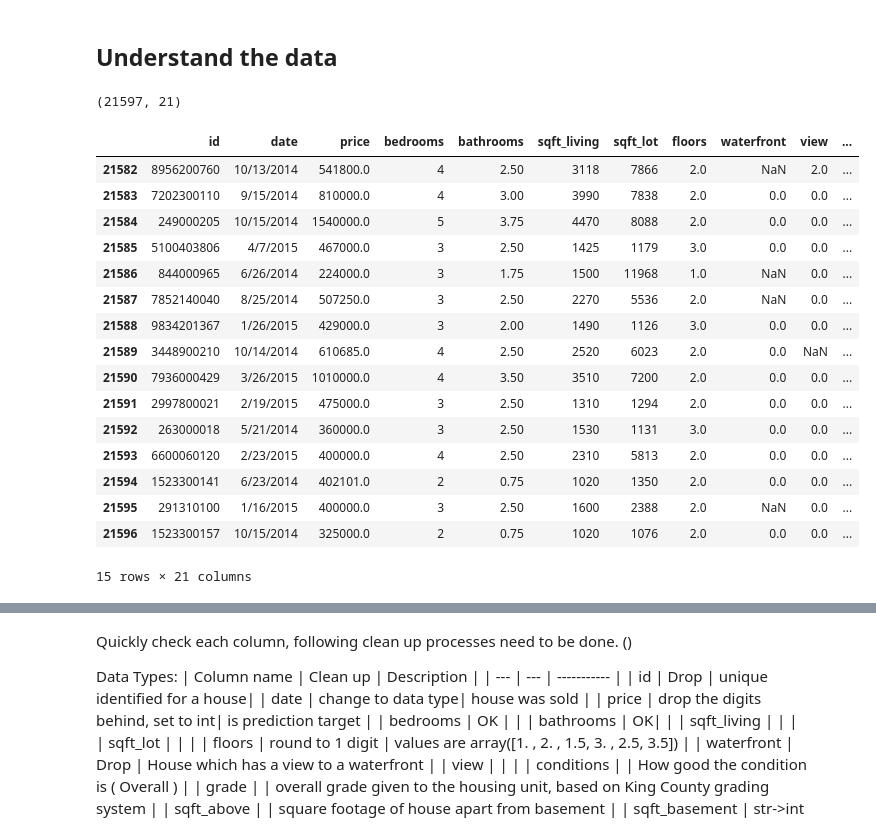
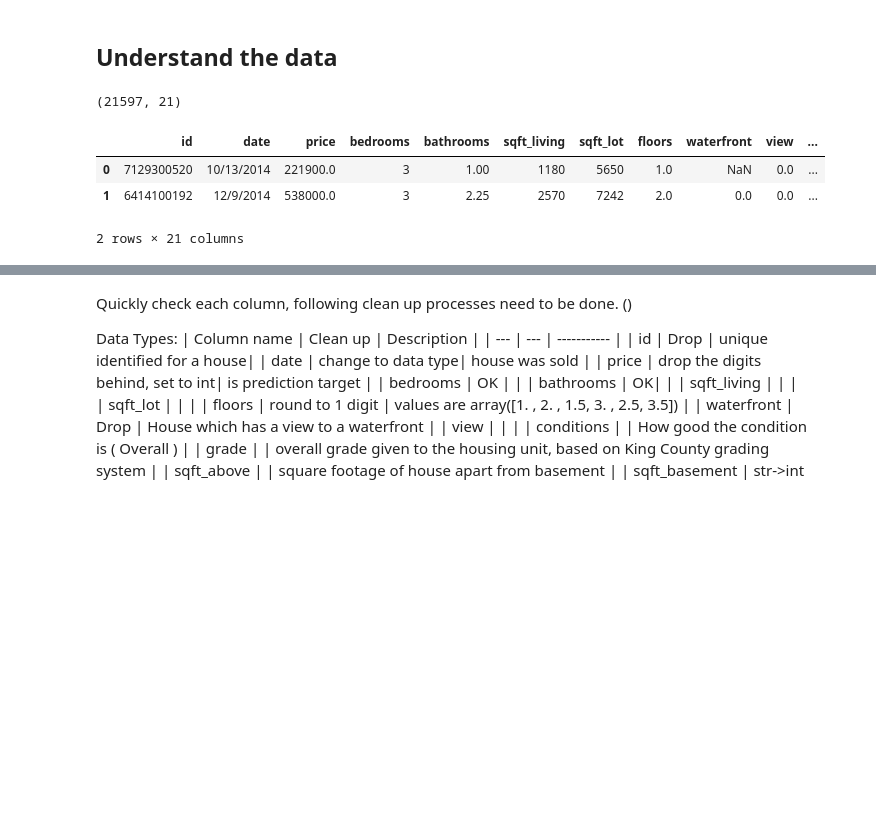
Before and after one commit to puektchenli/eda_prj_li, a Jupyter notebook: EDA_li.ipynb, the cells around one changed output, grey strips where cells are left out. Saved outputs shown, nothing was run; the diff lists cells and outputs as text; code cells hidden in the pictures; blank space fills up the shorter version.

```diff
--- a/EDA_li.ipynb
+++ b/EDA_li.ipynb
@@ -32,26 +32,13 @@ df = pd.read_csv('data/King_County_House_prices_dataset.csv')
 # %%
 # print out the shape and the head of the dataset
 print(df.shape)
-df.tail(15)
+df.head(2)
 # %% [output]
 (21597, 21)
 |  | id | date | price | bedrooms | bathrooms | sqft_living | sqft_lot | floors | waterfront | view | ... |
-| 21582 | 8956200760 | 10/13/2014 | 541800.0 | 4 | 2.50 | 3118 | 7866 | 2.0 | NaN | 2.0 | ... |
-| 21583 | 7202300110 | 9/15/2014 | 810000.0 | 4 | 3.00 | 3990 | 7838 | 2.0 | 0.0 | 0.0 | ... |
-| 21584 | 249000205 | 10/15/2014 | 1540000.0 | 5 | 3.75 | 4470 | 8088 | 2.0 | 0.0 | 0.0 | ... |
-| 21585 | 5100403806 | 4/7/2015 | 467000.0 | 3 | 2.50 | 1425 | 1179 | 3.0 | 0.0 | 0.0 | ... |
-| 21586 | 844000965 | 6/26/2014 | 224000.0 | 3 | 1.75 | 1500 | 11968 | 1.0 | NaN | 0.0 | ... |
-| 21587 | 7852140040 | 8/25/2014 | 507250.0 | 3 | 2.50 | 2270 | 5536 | 2.0 | NaN | 0.0 | ... |
-| 21588 | 9834201367 | 1/26/2015 | 429000.0 | 3 | 2.00 | 1490 | 1126 | 3.0 | 0.0 | 0.0 | ... |
-| 21589 | 3448900210 | 10/14/2014 | 610685.0 | 4 | 2.50 | 2520 | 6023 | 2.0 | 0.0 | NaN | ... |
-| 21590 | 7936000429 | 3/26/2015 | 1010000.0 | 4 | 3.50 | 3510 | 7200 | 2.0 | 0.0 | 0.0 | ... |
-| 21591 | 2997800021 | 2/19/2015 | 475000.0 | 3 | 2.50 | 1310 | 1294 | 2.0 | 0.0 | 0.0 | ... |
-| 21592 | 263000018 | 5/21/2014 | 360000.0 | 3 | 2.50 | 1530 | 1131 | 3.0 | 0.0 | 0.0 | ... |
-| 21593 | 6600060120 | 2/23/2015 | 400000.0 | 4 | 2.50 | 2310 | 5813 | 2.0 | 0.0 | 0.0 | ... |
-| 21594 | 1523300141 | 6/23/2014 | 402101.0 | 2 | 0.75 | 1020 | 1350 | 2.0 | 0.0 | 0.0 | ... |
-| 21595 | 291310100 | 1/16/2015 | 400000.0 | 3 | 2.50 | 1600 | 2388 | 2.0 | NaN | 0.0 | ... |
-| 21596 | 1523300157 | 10/15/2014 | 325000.0 | 2 | 0.75 | 1020 | 1076 | 2.0 | 0.0 | 0.0 | ... |
+| 0 | 7129300520 | 10/13/2014 | 221900.0 | 3 | 1.00 | 1180 | 5650 | 1.0 | NaN | 0.0 | ... |
+| 1 | 6414100192 | 12/9/2014 | 538000.0 | 3 | 2.25 | 2570 | 7242 | 2.0 | 0.0 | 0.0 | ... |
-15 rows × 21 columns
+2 rows × 21 columns
 # %%
 df.info()
 # %% [output]
```
Also changed, not shown: parts of 41 cells of this notebook.
